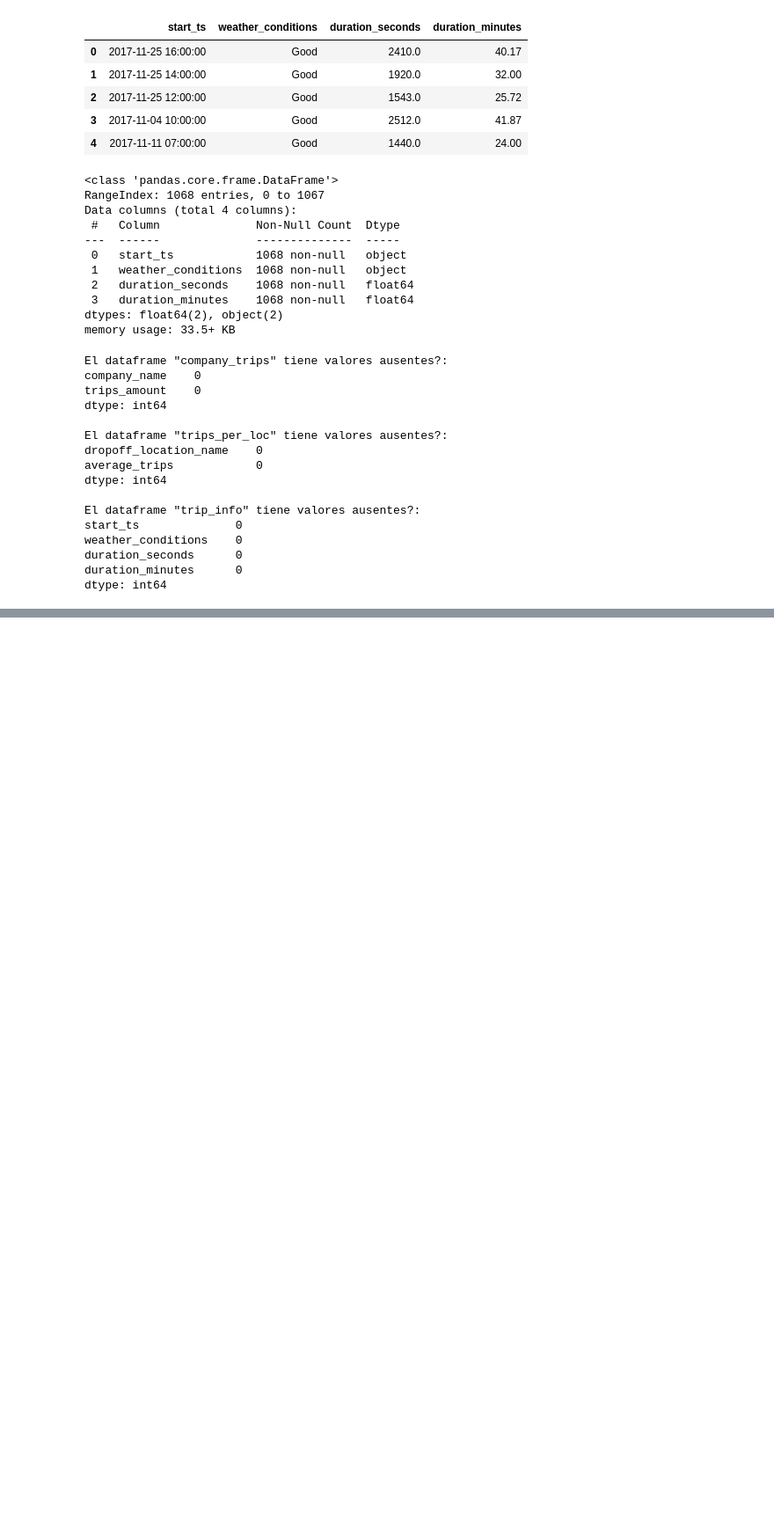
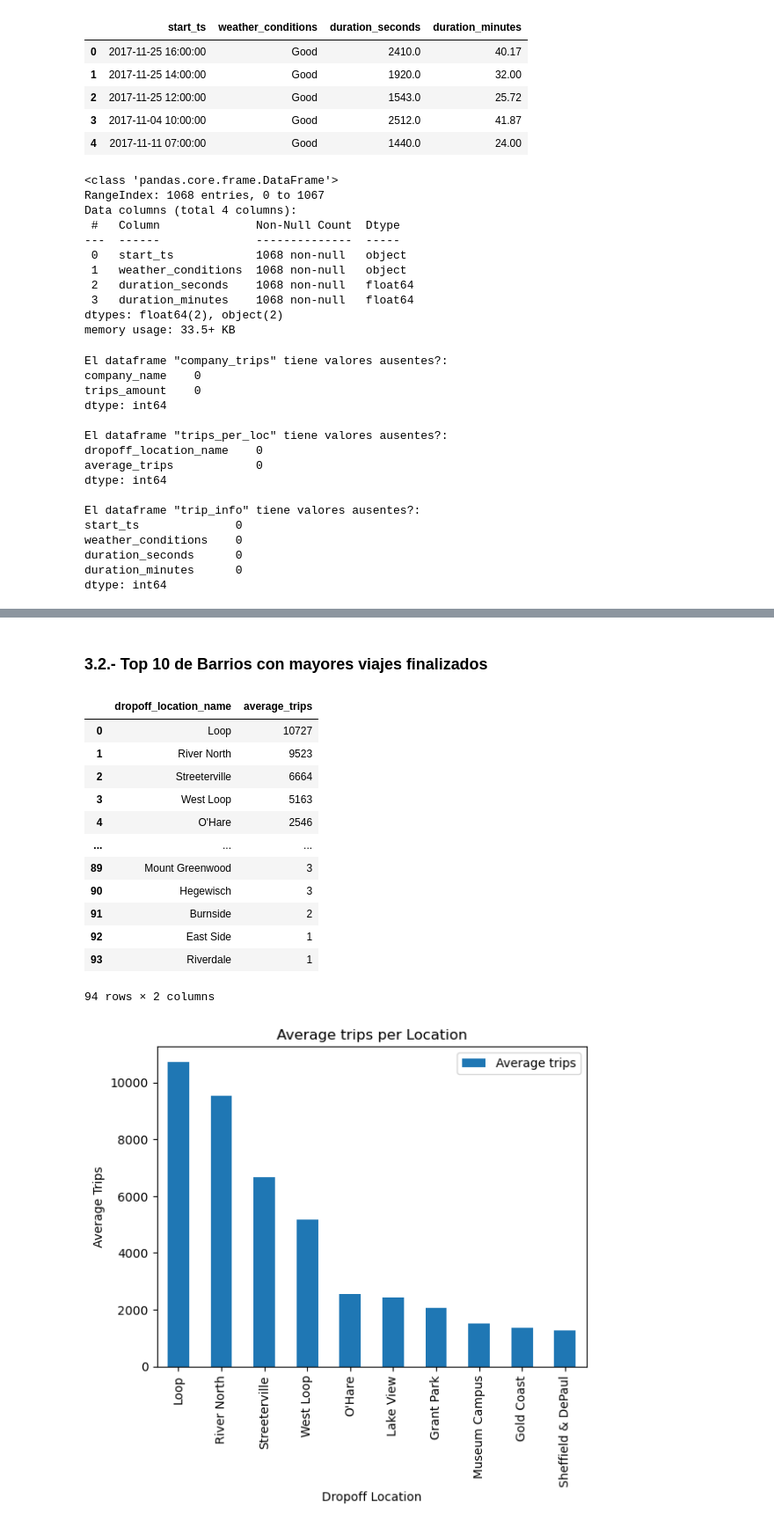
Before and after one commit to ArqJuan/Sprint-7, a Jupyter notebook: Sprint 7.ipynb, the cells around one changed output, grey strips where cells are left out. Shown at 88% size. Cells and saved outputs as stored; diff of their text form; code cells hidden in the pictures; blank space fills up the shorter version.

```diff
--- a/Sprint 7.ipynb
+++ b/Sprint 7.ipynb
@@ -108,0 +152,30 @@ dtype: int64
+# %% [markdown]
+### 3.2.- Top 10 de Barrios con mayores viajes finalizados
+# %%
+display(trips_per_loc)
+
+trips_per_loc.sort_values(['average_trips'], ascending=False).head(10).plot(
+    kind='bar',
+    x='dropoff_location_name',
+    y='average_trips',
+    xlabel='Dropoff Location',
+    ylabel='Average Trips',
+    title='Average trips per Location'
+)
+plt.legend(['Average trips'])
+plt.show()
+# %% [output]
+|  | dropoff_location_name | average_trips |
+| 0 | Loop | 10727 |
+| 1 | River North | 9523 |
+| 2 | Streeterville | 6664 |
+| 3 | West Loop | 5163 |
+| 4 | O'Hare | 2546 |
+| ... | ... | ... |
+| 89 | Mount Greenwood | 3 |
+| 90 | Hegewisch | 3 |
+| 91 | Burnside | 2 |
+| 92 | East Side | 1 |
+| 93 | Riverdale | 1 |
+94 rows × 2 columns
+[figure, added]
```
Also changed, not shown: parts of 7 cells of this notebook.
